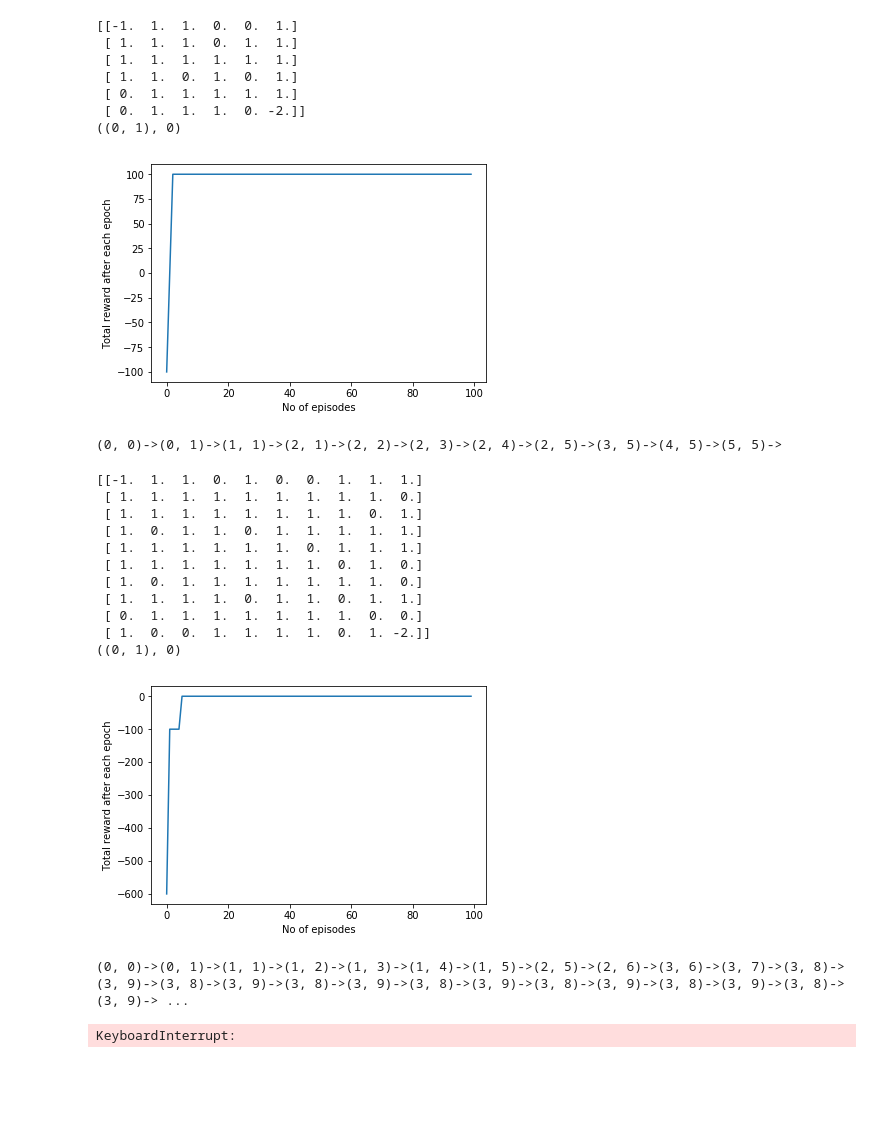
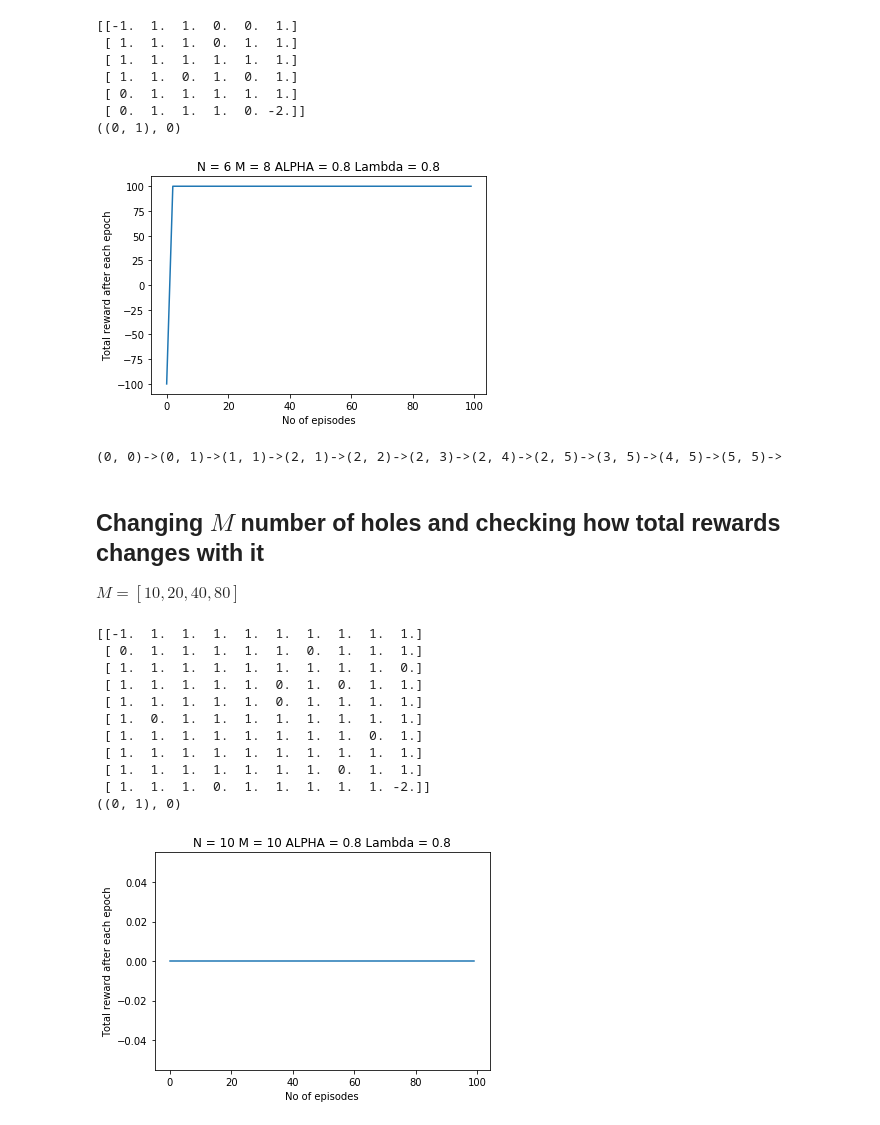
Before and after one commit to bhavykhatri/CCS, a Jupyter notebook: assignment-1/Practice.ipynb, the cells around one changed output. Saved outputs shown, nothing was run; the diff lists cells and outputs as text; code cells hidden in the pictures; blank space fills up the shorter version.

```diff
--- a/assignment-1/Practice.ipynb
+++ b/assignment-1/Practice.ipynb
@@ -52,6 +52,8 @@ class Qlearning:
             else:
                 ls.append(INT_MIN)
         return (statec[0] + i[np.argmax(ls)], statec[1] + j[np.argmax(ls)]), np.argmax(ls)
+        #flag = np.random.choice(np.flatnonzero(np.array(ls) == np.array(ls).max()))
+        #return  (statec[0] + i[flag], statec[1] + j[flag]), flag
 
     def Qalgorithm(self):
         self.rewardList = []
@@ -82,6 +84,7 @@ class Qlearning:
         plt.plot(range(EPISODES)[0:100], self.rewardList[0:100])
         plt.xlabel("No of episodes")
         plt.ylabel("Total reward after each epoch")
+        plt.title("N = " + str(self.N) + " M = " + str(self.M) + " ALPHA = " + str(self.ALPHA) + " Lambda = " + str(self.LAMBDA))
         plt.savefig(path)
         plt.show()
 
@@ -110,27 +113,29 @@ x.print_optimal_path()
  [ 0.  1.  1.  1.  1.  1.]
  [ 0.  1.  1.  1.  0. -2.]]
 ((0, 1), 0)
-[figure, old version]
+[figure, new version]
 (0, 0)->(0, 1)->(1, 1)->(2, 1)->(2, 2)->(2, 3)->(2, 4)->(2, 5)->(3, 5)->(4, 5)->(5, 5)->
+# %% [markdown]
+## Changing $M$ number of holes and checking how total rewards changes with it
+
+$M = [10, 20, 40, 80]$
 # %%
-x =Qlearning(10, 20, 0.8, 0.8)
-print(x.randomly_initialize_matrix(42))
+x =Qlearning(10, 10, 0.8, 0.8)
+print(x.randomly_initialize_matrix(41))
 print(x.chooseAction((0, 0)))
 x.Qalgorithm()
-x.plotrewards('1.jpg')
-x.print_optimal_path()
+x.plotrewards('1-hole.jpg')
+#x.print_optimal_path()
 # %% [output]
-[[-1.  1.  1.  0.  1.  0.  0.  1.  1.  1.]
+[[-1.  1.  1.  1.  1.  1.  1.  1.  1.  1.]
+ [ 0.  1.  1.  1.  1.  1.  0.  1.  1.  1.]
  [ 1.  1.  1.  1.  1.  1.  1.  1.  1.  0.]
+ [ 1.  1.  1.  1.  1.  0.  1.  0.  1.  1.]
+ [ 1.  1.  1.  1.  1.  0.  1.  1.  1.  1.]
+ [ 1.  0.  1.  1.  1.  1.  1.  1.  1.  1.]
  [ 1.  1.  1.  1.  1.  1.  1.  1.  0.  1.]
- [ 1.  0.  1.  1.  0.  1.  1.  1.  1.  1.]
- [ 1.  1.  1.  1.  1.  1.  0.  1.  1.  1.]
- [ 1.  1.  1.  1.  1.  1.  1.  0.  1.  0.]
- [ 1.  0.  1.  1.  1.  1.  1.  1.  1.  0.]
- [ 1.  1.  1.  1.  0.  1.  1.  0.  1.  1.]
- [ 0.  1.  1.  1.  1.  1.  1.  1.  0.  0.]
- [ 1.  0.  0.  1.  1.  1.  1.  0.  1. -2.]]
+ [ 1.  1.  1.  1.  1.  1.  1.  1.  1.  1.]
+ [ 1.  1.  1.  1.  1.  1.  1.  0.  1.  1.]
+ [ 1.  1.  1.  0.  1.  1.  1.  1.  1. -2.]]
 ((0, 1), 0)
-[figure, old version]
+[figure, new version]
-(0, 0)->(0, 1)->(1, 1)->(1, 2)->(1, 3)->(1, 4)->(1, 5)->(2, 5)->(2, 6)->(3, 6)->(3, 7)->(3, 8)->(3, 9)->(3, 8)->(3, 9)->(3, 8)->(3, 9)->(3, 8)->(3, 9)->(3, 8)->(3, 9)->(3, 8)->(3, 9)->(3, 8)->(3, 9)-> ...
-KeyboardInterrupt:
```
Also changed, not shown: parts of 18 cells of this notebook, 17 other files.
